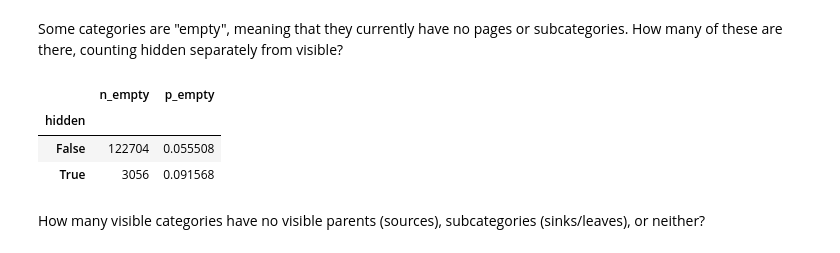
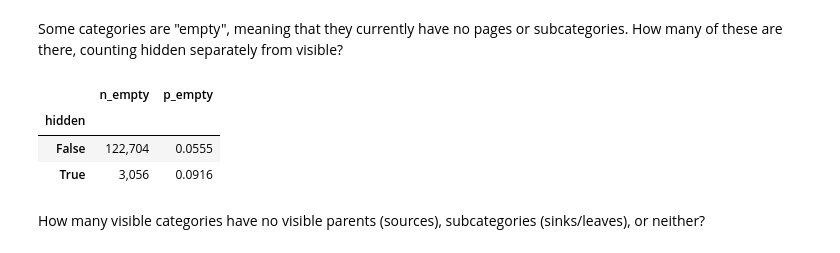
Before and after one commit to mozilla/search-terms-sanitization, a Jupyter notebook: non_sensitive/wikipedia-content-moderation/explore_categories.ipynb, the cells around one changed output. Cells and saved outputs as stored; diff of their text form; code cells hidden in the pictures.

```diff
--- a/non_sensitive/wikipedia-content-moderation/explore_categories.ipynb
+++ b/non_sensitive/wikipedia-content-moderation/explore_categories.ipynb
@@ -75,15 +79,16 @@ Some categories are "empty", meaning that they currently have no pages or subcat
 # %%
 (
     ci.cat_df.query("num_pages + num_subcats == 0")["hidden"].value_counts()
     .to_frame(name="n_empty")
     .rename_axis(index="hidden")
     .assign(p_empty=lambda d: d["n_empty"] / ci.cat_df["hidden"].value_counts())
+    .style.format(thousands=",", precision=4)
 )
 # %% [output]
 |  | n_empty | p_empty |
 | hidden |  |  |
-| False | 122704 | 0.055508 |
-| True | 3056 | 0.091568 |
+| False | 122,704 | 0.0555 |
+| True | 3,056 | 0.0916 |
 # %% [markdown]
 How many visible categories have no visible parents (sources), subcategories (sinks/leaves), or neither?
 # %%
```
Also changed, not shown: parts of 7 cells of this notebook, 1 other file.
